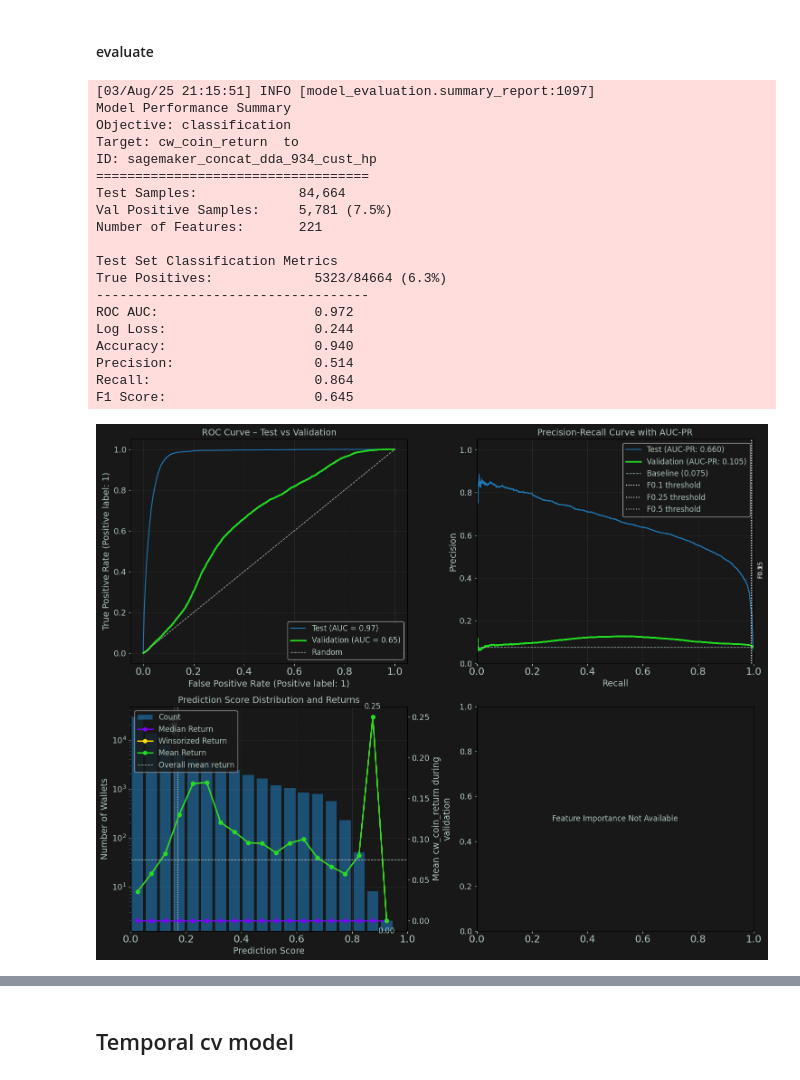
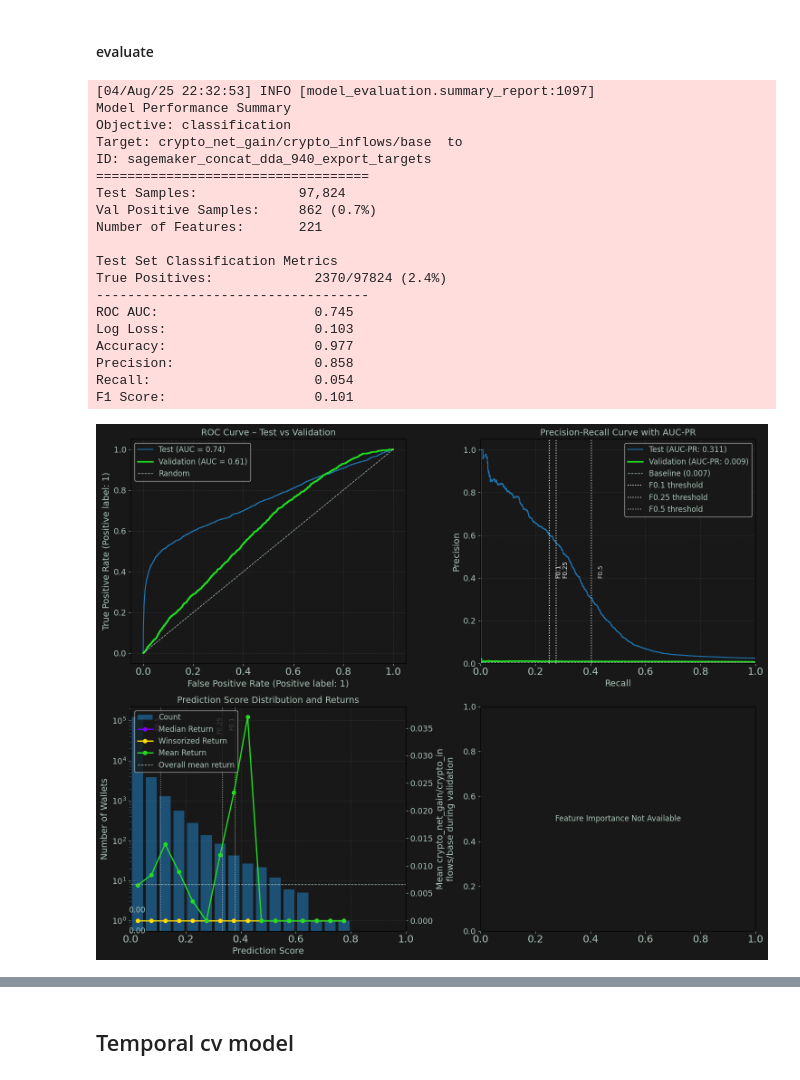
Before and after one commit to dreams-labs/sagemaker, a Jupyter notebook: notebooks/DDA-934 custom hyperparams.ipynb, the cells around one changed output, grey strips where cells are left out. Cells and saved outputs as stored; diff of their text form; code cells hidden in the pictures.

Commit message:
configs

```diff
--- a/notebooks/DDA-934 custom hyperparams.ipynb
+++ b/notebooks/DDA-934 custom hyperparams.ipynb
@@ -489,12 +481,12 @@ sage_wallets_modeling_config = yaml.safe_load(Path('../config/sage_wallets_model
 
 date_suffix = 'concat'
 y_test_pred = sime.load_bt_sagemaker_predictions('test', sage_wallets_config, date_suffix)
-y_test      = sime.load_concatenated_y('test', sage_wallets_config)
+y_test      = sime.load_concatenated_y('test', sage_wallets_config, sage_wallets_modeling_config)
 y_val_pred  = sime.load_bt_sagemaker_predictions('val', sage_wallets_config, date_suffix)
-y_val       = sime.load_concatenated_y('val', sage_wallets_config)
+y_val       = sime.load_concatenated_y('val', sage_wallets_config, sage_wallets_modeling_config)
 
 
-target_var = 'cw_coin_return'
+target_var = sage_wallets_modeling_config['target']['target_var']
 y_test.columns = [target_var]
 y_val.columns = [target_var]
 # %%
@@ -515,27 +507,28 @@ evaluator = sime.create_concatenated_sagemaker_evaluator(
 # %%
 evaluator.summary_report()
 evaluator.plot_wallet_evaluation()
+u.notify('soft_twinkle_musical')
 # %% [output]
-[03/Aug/25 21:15:51] INFO [model_evaluation.summary_report:1097]
+[04/Aug/25 22:32:53] INFO [model_evaluation.summary_report:1097]
 Model Performance Summary
 Objective: classification
-Target: cw_coin_return  to
-ID: sagemaker_concat_dda_934_cust_hp
+Target: crypto_net_gain/crypto_inflows/base  to
+ID: sagemaker_concat_dda_940_export_targets
 ===================================
-Test Samples:             84,664
-Val Positive Samples:     5,781 (7.5%)
+Test Samples:             97,824
+Val Positive Samples:     862 (0.7%)
 Number of Features:       221
 
 Test Set Classification Metrics
-True Positives:             5323/84664 (6.3%)
+True Positives:             2370/97824 (2.4%)
 -----------------------------------
-ROC AUC:                    0.972
-Log Loss:                   0.244
-Accuracy:                   0.940
-Precision:                  0.514
-Recall:                     0.864
-F1 Score:                   0.645
+ROC AUC:                    0.745
+Log Loss:                   0.103
+Accuracy:                   0.977
+Precision:                  0.858
+Recall:                     0.054
+F1 Score:                   0.101
-[figure, old version]
+[figure, new version]
 # %%
 evaluator.summary_report()
 evaluator.plot_wallet_evaluation()
```
Also changed, not shown: parts of 13 cells of this notebook, 2 other files.
